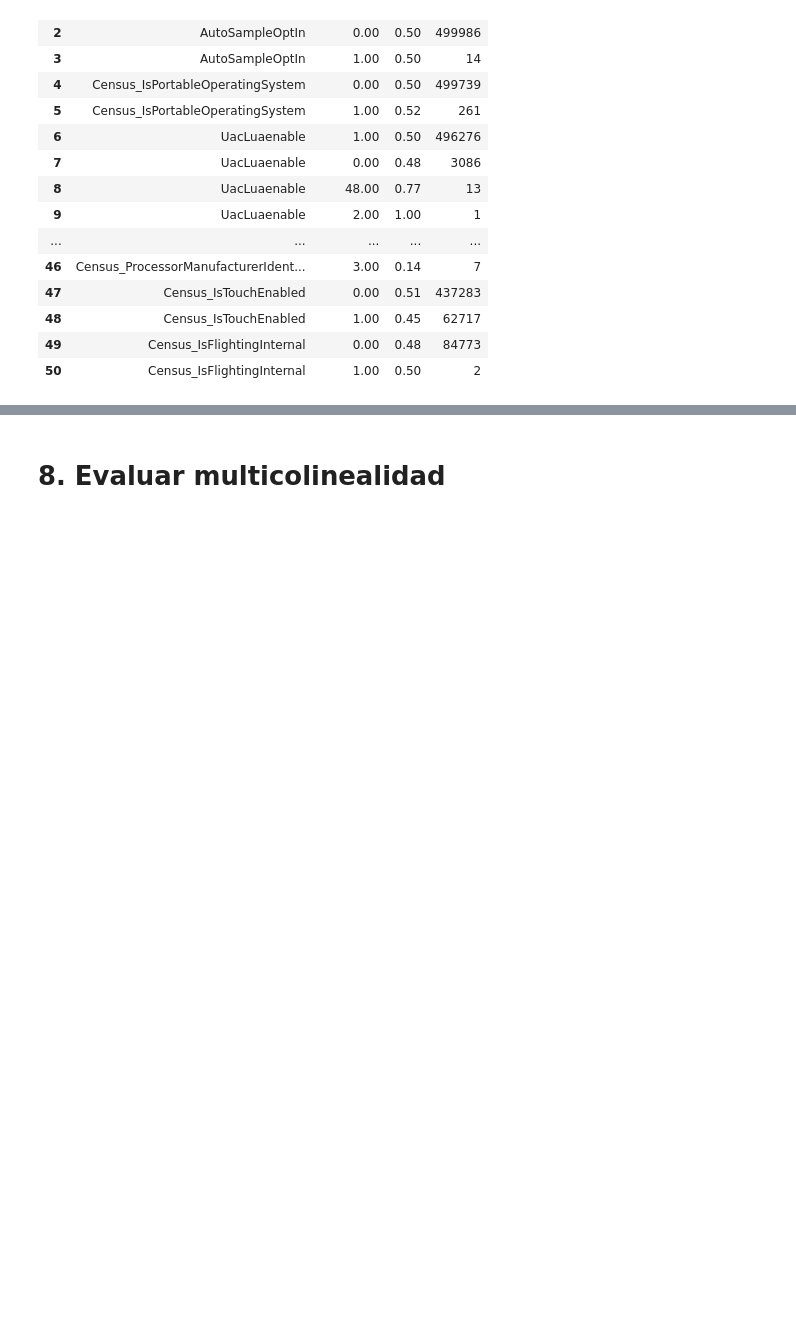
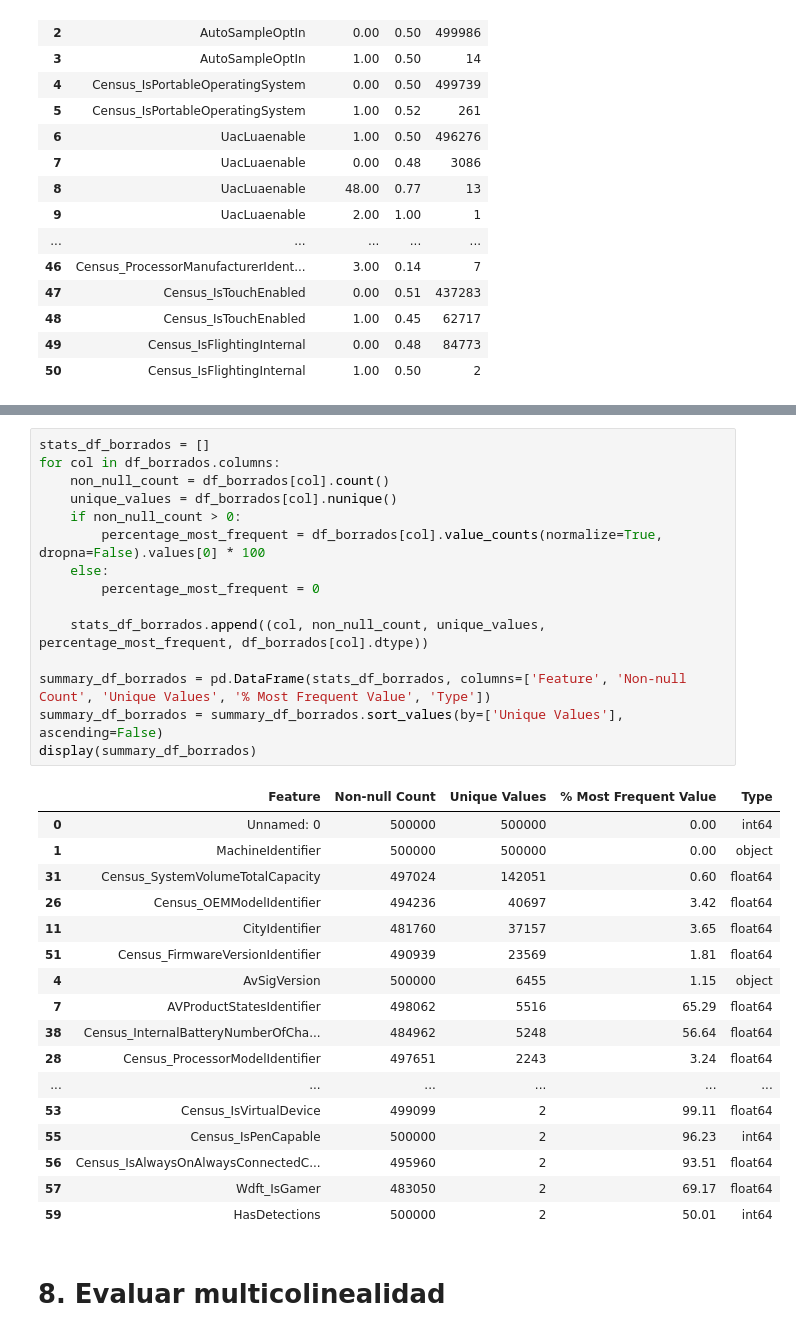
Before and after one commit to martadominguezm/grupo-1-dscesp-0525, a Jupyter notebook: entregable_2/0525_SupML_Grupo1.ipynb, the cells around one changed output, grey strips where cells are left out. Cells and saved outputs as stored; diff of their text form; blank space fills up the shorter version.

```diff
--- a/entregable_2/0525_SupML_Grupo1.ipynb
+++ b/entregable_2/0525_SupML_Grupo1.ipynb
@@ -643,2 +652,35 @@ Necesitan más análisis (pasan el umbral o están muy cerca):
+# %%
+stats_df_borrados = []
+for col in df_borrados.columns:
+    non_null_count = df_borrados[col].count()
+    unique_values = df_borrados[col].nunique()
+    if non_null_count > 0:
+        percentage_most_frequent = df_borrados[col].value_counts(normalize=True, dropna=False).values[0] * 100
+    else:
+        percentage_most_frequent = 0
+
+    stats_df_borrados.append((col, non_null_count, unique_values, percentage_most_frequent, df_borrados[col].dtype))
+
+summary_df_borrados = pd.DataFrame(stats_df_borrados, columns=['Feature', 'Non-null Count', 'Unique Values', '% Most Frequent Value', 'Type'])
+summary_df_borrados = summary_df_borrados.sort_values(by=['Unique Values'], ascending=False)
+display(summary_df_borrados)
+# %% [output]
+|  | Feature | Non-null Count | Unique Values | % Most Frequent Value | Type |
+| 0 | Unnamed: 0 | 500000 | 500000 | 0.00 | int64 |
+| 1 | MachineIdentifier | 500000 | 500000 | 0.00 | object |
+| 31 | Census_SystemVolumeTotalCapacity | 497024 | 142051 | 0.60 | float64 |
+| 26 | Census_OEMModelIdentifier | 494236 | 40697 | 3.42 | float64 |
+| 11 | CityIdentifier | 481760 | 37157 | 3.65 | float64 |
+| 51 | Census_FirmwareVersionIdentifier | 490939 | 23569 | 1.81 | float64 |
+| 4 | AvSigVersion | 500000 | 6455 | 1.15 | object |
+| 7 | AVProductStatesIdentifier | 498062 | 5516 | 65.29 | float64 |
+| 38 | Census_InternalBatteryNumberOfCha... | 484962 | 5248 | 56.64 | float64 |
+| 28 | Census_ProcessorModelIdentifier | 497651 | 2243 | 3.24 | float64 |
+| ... | ... | ... | ... | ... | ... |
+| 53 | Census_IsVirtualDevice | 499099 | 2 | 99.11 | float64 |
+| 55 | Census_IsPenCapable | 500000 | 2 | 96.23 | int64 |
+| 56 | Census_IsAlwaysOnAlwaysConnectedC... | 495960 | 2 | 93.51 | float64 |
+| 57 | Wdft_IsGamer | 483050 | 2 | 69.17 | float64 |
+| 59 | HasDetections | 500000 | 2 | 50.01 | int64 |
 # %% [markdown]
 # 8. Evaluar multicolinealidad
```
Also changed, not shown: parts of 8 cells of this notebook.
